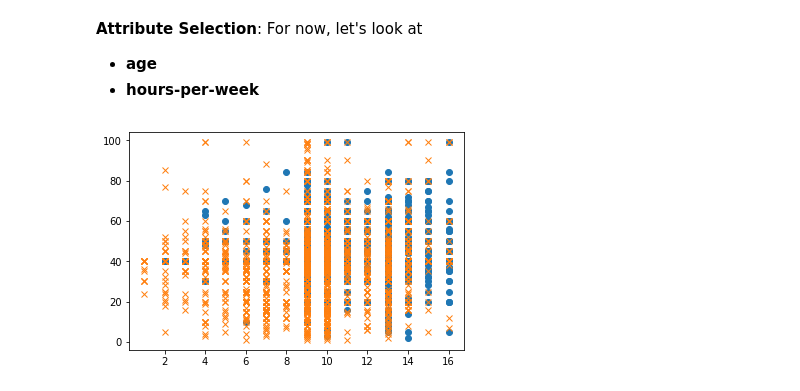
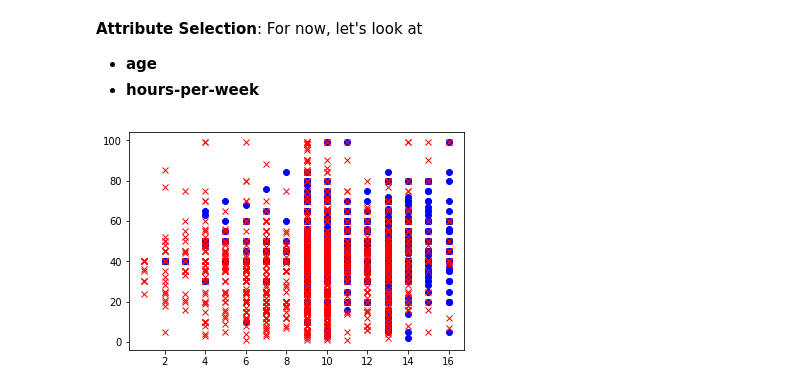
Before and after one commit to CodeEd-eV/ML-01-Decision-Tree, a Jupyter notebook: 00-introduction.ipynb, the cells around one changed output. Drawn from its saved outputs; the diff is of its cells as text; code cells hidden in the pictures.

```diff
--- a/00-introduction.ipynb
+++ b/00-introduction.ipynb
@@ -115,9 +153,9 @@ data_u50 = data[data[attr[-1]] == "<=50K"]
 # %%
 import matplotlib.pyplot as plt
 x = range(1,10)
 y = range(1,10)
-plt.plot(data_o50[attr[0]],data_o50[attr[1]],'o')
-plt.plot(data_u50[attr[0]],data_u50[attr[1]],'x')
+plt.plot(data_o50[attr[0]],data_o50[attr[1]],'bo')
+plt.plot(data_u50[attr[0]],data_u50[attr[1]],'rx')
 plt.show()
 # %% [output]
-[figure, old version]
+[figure, new version]
```
Also changed, not shown: parts of 8 cells of this notebook.
